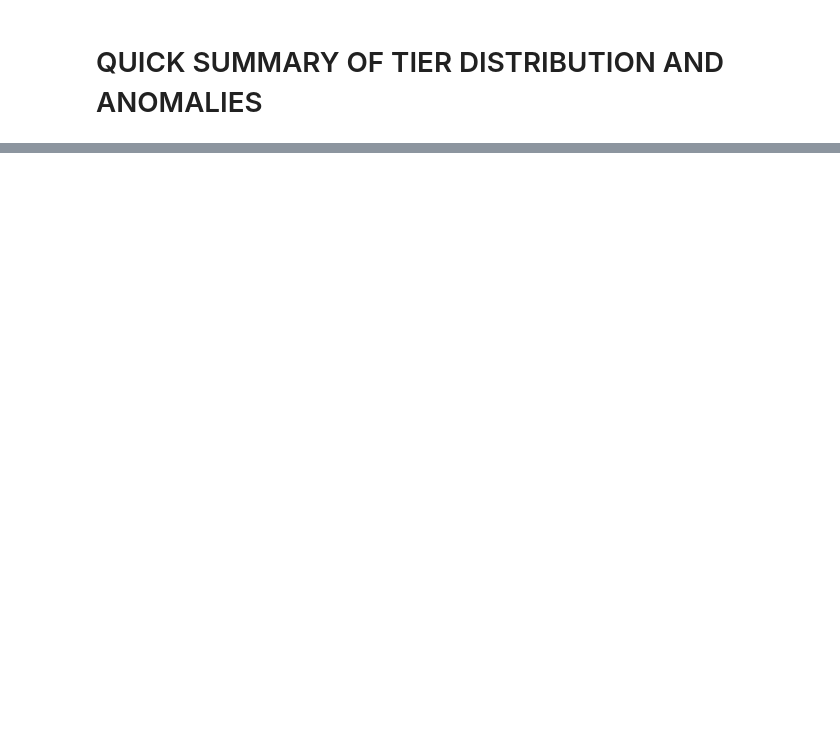
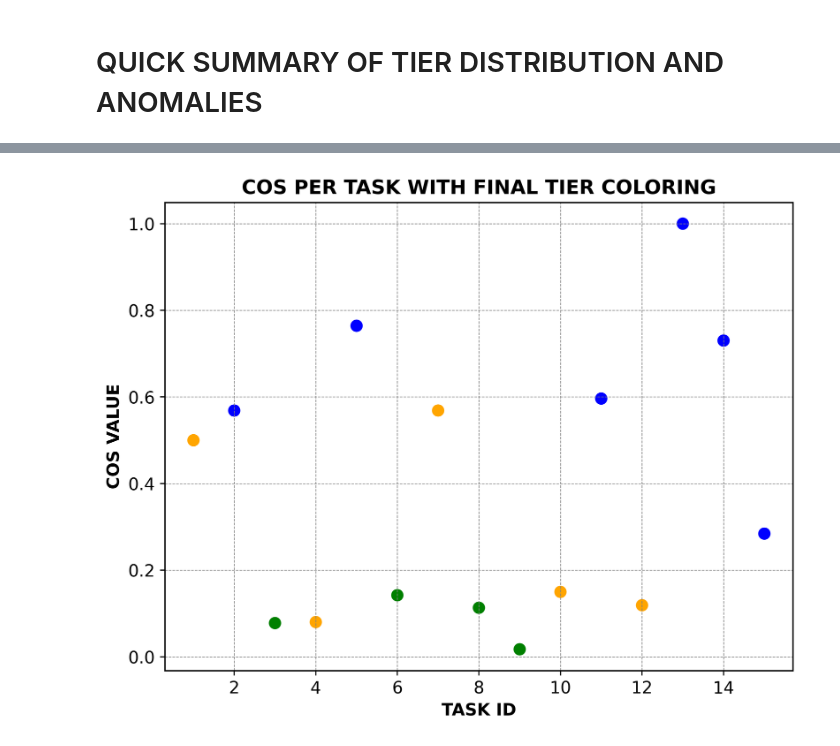
Before and after one commit to DaRkSouL36/SML-OA, a Jupyter notebook: ILLUSTRATION.ipynb, the cells around one changed output, grey strips where cells are left out. Saved outputs shown, nothing was run; the diff lists cells and outputs as text; code cells hidden in the pictures; blank space fills up the shorter version.

```diff
--- a/ILLUSTRATION.ipynb
+++ b/ILLUSTRATION.ipynb
@@ -623,0 +629,19 @@ NUMBER OF ANOMALOUS TASKS (OUTLIER AND VOLATILE):
+# %%
+color_map = {
+    "IoT": "green",
+    "Edge": "orange",
+    "Cloud": "blue",
+    "StopOffloading": "red"
+}
+
+colors = df_log["Final_Tier"].map(color_map)
+
+plt.figure(figsize=(8, 6), dpi=500)
+plt.scatter(df_log["Task_ID"], df_log["COS"], c=colors, s=60)
+plt.xlabel("TASK ID", fontsize=12)
+plt.ylabel("COS VALUE", fontsize=12)
+plt.title("COS PER TASK WITH FINAL TIER COLORING", fontsize=14)
+plt.grid(True, linestyle='--', linewidth=0.5)
+plt.show()
+# %% [output]
+[figure, added]
```
Also changed, not shown: parts of 13 cells of this notebook.
